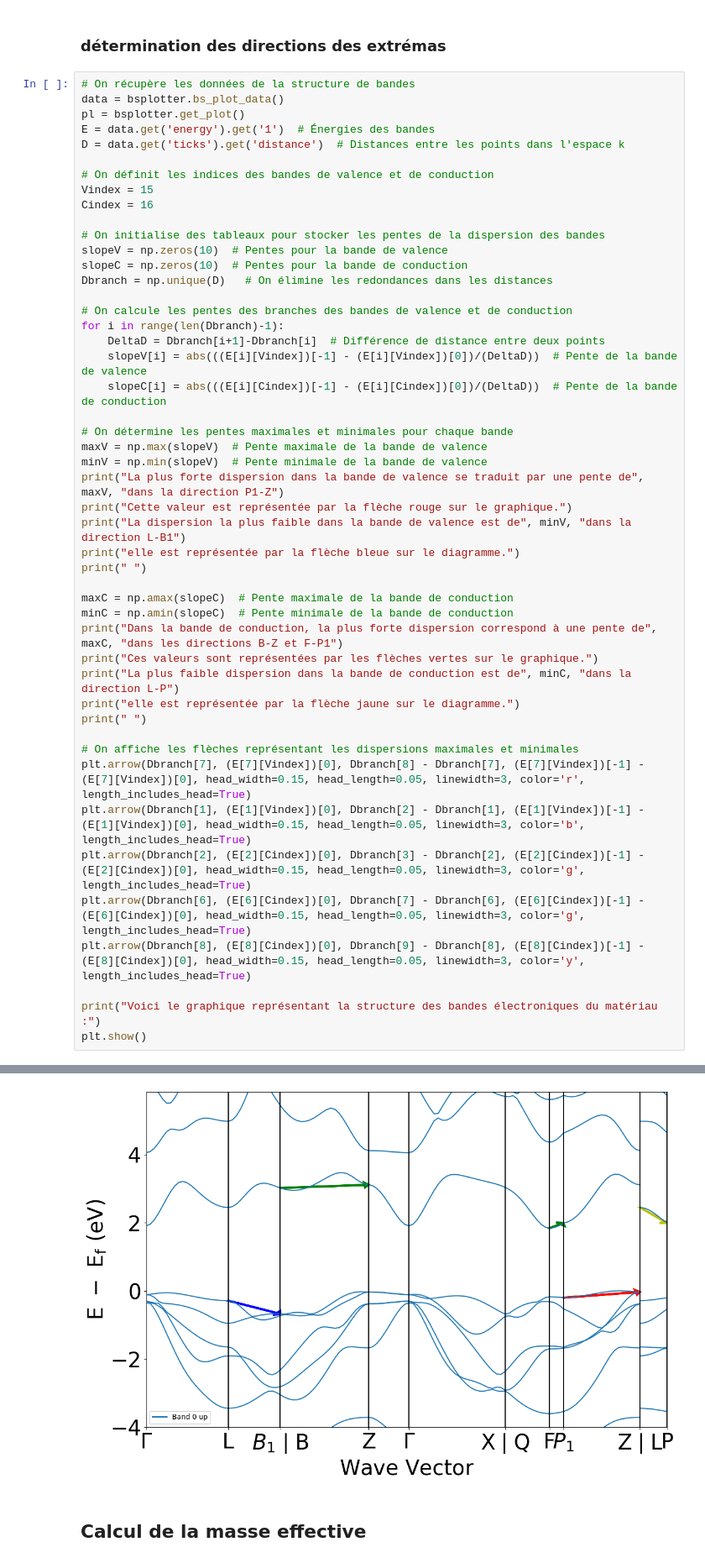
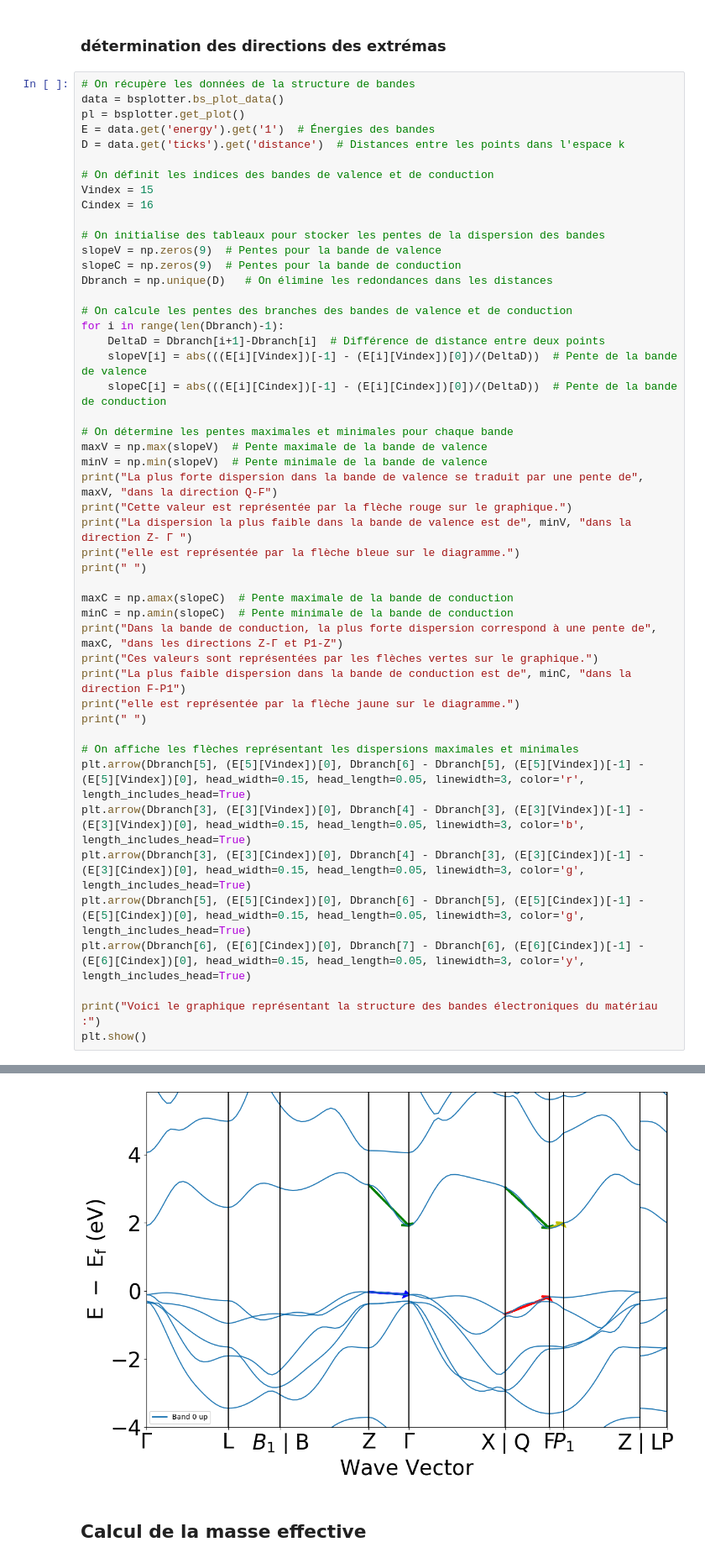
Before and after one commit to romain874/lmapr1492, a Jupyter notebook: el_bands_corr.ipynb, the cells around one changed output, grey strips where cells are left out. Shown: that part at 84% size. Drawn from its saved outputs; the diff is of its cells as text.

```diff
--- a/el_bands_corr.ipynb
+++ b/el_bands_corr.ipynb
@@ -75,8 +75,8 @@ Vindex = 15
 Cindex = 16
 
 # On initialise des tableaux pour stocker les pentes de la dispersion des bandes
-slopeV = np.zeros(10)  # Pentes pour la bande de valence
-slopeC = np.zeros(10)  # Pentes pour la bande de conduction
+slopeV = np.zeros(9)  # Pentes pour la bande de valence
+slopeC = np.zeros(9)  # Pentes pour la bande de conduction
 Dbranch = np.unique(D)   # On élimine les redondances dans les distances
 
 # On calcule les pentes des branches des bandes de valence et de conduction
@@ -88,26 +88,26 @@ for i in range(len(Dbranch)-1):
 # On détermine les pentes maximales et minimales pour chaque bande
 maxV = np.max(slopeV)  # Pente maximale de la bande de valence
 minV = np.min(slopeV)  # Pente minimale de la bande de valence
-print("La plus forte dispersion dans la bande de valence se traduit par une pente de", maxV, "dans la direction P1-Z")
+print("La plus forte dispersion dans la bande de valence se traduit par une pente de", maxV, "dans la direction Q-F")
 print("Cette valeur est représentée par la flèche rouge sur le graphique.")
-print("La dispersion la plus faible dans la bande de valence est de", minV, "dans la direction L-B1")
+print("La dispersion la plus faible dans la bande de valence est de", minV, "dans la direction Z- Γ ")
 print("elle est représentée par la flèche bleue sur le diagramme.")
 print(" ")
 
 maxC = np.amax(slopeC)  # Pente maximale de la bande de conduction
 minC = np.amin(slopeC)  # Pente minimale de la bande de conduction
-print("Dans la bande de conduction, la plus forte dispersion correspond à une pente de", maxC, "dans les directions B-Z et F-P1")
+print("Dans la bande de conduction, la plus forte dispersion correspond à une pente de", maxC, "dans les directions Z-Γ et P1-Z")
 print("Ces valeurs sont représentées par les flèches vertes sur le graphique.")
-print("La plus faible dispersion dans la bande de conduction est de", minC, "dans la direction L-P")
+print("La plus faible dispersion dans la bande de conduction est de", minC, "dans la direction F-P1")
 print("elle est représentée par la flèche jaune sur le diagramme.")
 print(" ")
 
 # On affiche les flèches représentant les dispersions maximales et minimales
-plt.arrow(Dbranch[7], (E[7][Vindex])[0], Dbranch[8] - Dbranch[7], (E[7][Vindex])[-1] - (E[7][Vindex])[0], head_width=0.15, head_length=0.05, linewidth=3, color='r', length_includes_head=True)
-plt.arrow(Dbranch[1], (E[1][Vindex])[0], Dbranch[2] - Dbranch[1], (E[1][Vindex])[-1] - (E[1][Vindex])[0], head_width=0.15, head_length=0.05, linewidth=3, color='b', length_includes_head=True)
-plt.arrow(Dbranch[2], (E[2][Cindex])[0], Dbranch[3] - Dbranch[2], (E[2][Cindex])[-1] - (E[2][Cindex])[0], head_width=0.15, head_length=0.05, linewidth=3, color='g', length_includes_head=True)
-plt.arrow(Dbranch[6], (E[6][Cindex])[0], Dbranch[7] - Dbranch[6], (E[6][Cindex])[-1] - (E[6][Cindex])[0], head_width=0.15, head_length=0.05, linewidth=3, color='g', length_includes_head=True)
-plt.arrow(Dbranch[8], (E[8][Cindex])[0], Dbranch[9] - Dbranch[8], (E[8][Cindex])[-1] - (E[8][Cindex])[0], head_width=0.15, head_length=0.05, linewidth=3, color='y', length_includes_head=True)
+plt.arrow(Dbranch[5], (E[5][Vindex])[0], Dbranch[6] - Dbranch[5], (E[5][Vindex])[-1] - (E[5][Vindex])[0], head_width=0.15, head_length=0.05, linewidth=3, color='r', length_includes_head=True)
+plt.arrow(Dbranch[3], (E[3][Vindex])[0], Dbranch[4] - Dbranch[3], (E[3][Vindex])[-1] - (E[3][Vindex])[0], head_width=0.15, head_length=0.05, linewidth=3, color='b', length_includes_head=True)
+plt.arrow(Dbranch[3], (E[3][Cindex])[0], Dbranch[4] - Dbranch[3], (E[3][Cindex])[-1] - (E[3][Cindex])[0], head_width=0.15, head_length=0.05, linewidth=3, color='g', length_includes_head=True)
+plt.arrow(Dbranch[5], (E[5][Cindex])[0], Dbranch[6] - Dbranch[5], (E[5][Cindex])[-1] - (E[5][Cindex])[0], head_width=0.15, head_length=0.05, linewidth=3, color='g', length_includes_head=True)
+plt.arrow(Dbranch[6], (E[6][Cindex])[0], Dbranch[7] - Dbranch[6], (E[6][Cindex])[-1] - (E[6][Cindex])[0], head_width=0.15, head_length=0.05, linewidth=3, color='y', length_includes_head=True)
 
 print("Voici le graphique représentant la structure des bandes électroniques du matériau :")
 plt.show()
@@ -123,7 +123,7 @@ La plus faible dispersion dans la bande de conduction est de 0.0 dans la directi
 elle est représentée par la flèche jaune sur le diagramme.
 
 Voici le graphique représentant la structure des bandes électroniques du matériau :
-[figure, old version]
+[figure, new version]
 # %% [markdown]
 ## Calcul de la masse effective
 # %% [markdown]
```
Also changed, not shown: parts of 2 cells of this notebook.
